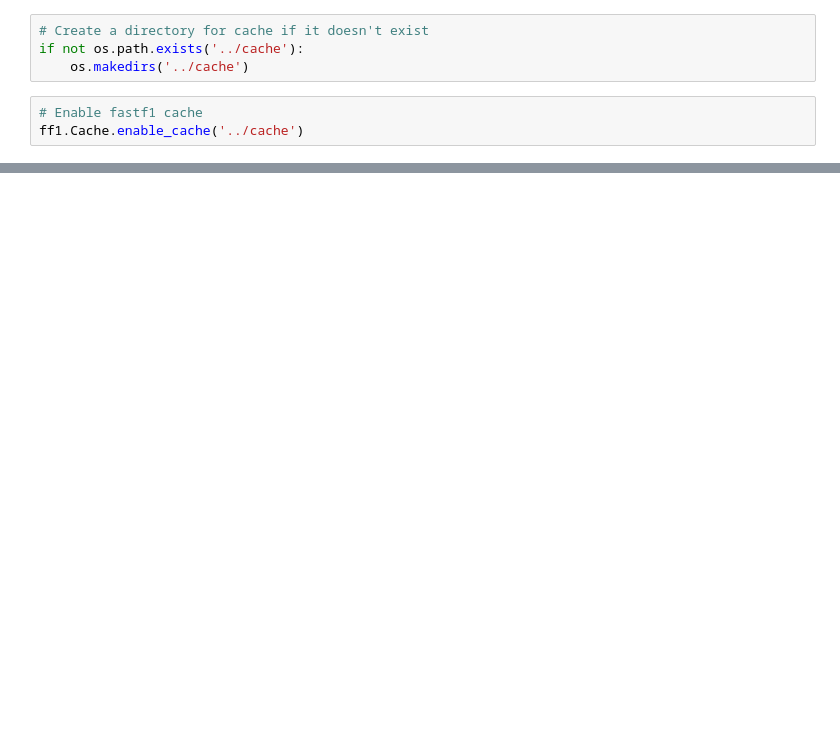
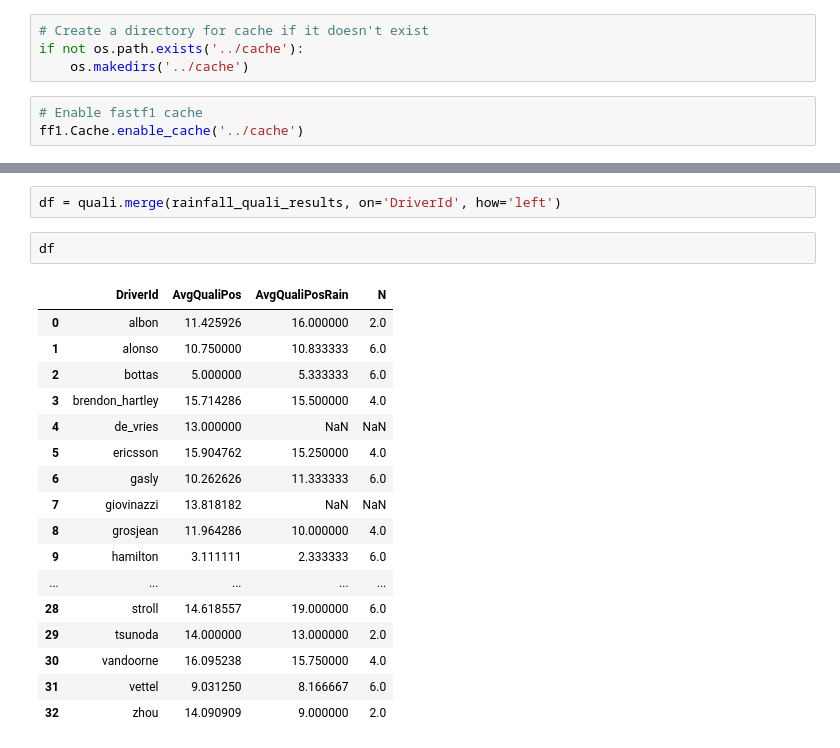
Before and after one commit to tbryan2/visualization-toolbox, a Jupyter notebook: f1/notebooks/qualifying_raing.ipynb, the cells around one changed output, grey strips where cells are left out. Saved outputs shown, nothing was run; the diff lists cells and outputs as text; blank space fills up the shorter version.

```diff
--- a/f1/notebooks/qualifying_raing.ipynb
+++ b/f1/notebooks/qualifying_raing.ipynb
@@ -135,0 +312,22 @@ response_frame
+# %%
+df = quali.merge(rainfall_quali_results, on='DriverId', how='left')
+# %%
+df
+# %% [output]
+|  | DriverId | AvgQualiPos | AvgQualiPosRain | N |
+| 0 | albon | 11.425926 | 16.000000 | 2.0 |
+| 1 | alonso | 10.750000 | 10.833333 | 6.0 |
+| 2 | bottas | 5.000000 | 5.333333 | 6.0 |
+| 3 | brendon_hartley | 15.714286 | 15.500000 | 4.0 |
+| 4 | de_vries | 13.000000 | NaN | NaN |
+| 5 | ericsson | 15.904762 | 15.250000 | 4.0 |
+| 6 | gasly | 10.262626 | 11.333333 | 6.0 |
+| 7 | giovinazzi | 13.818182 | NaN | NaN |
+| 8 | grosjean | 11.964286 | 10.000000 | 4.0 |
+| 9 | hamilton | 3.111111 | 2.333333 | 6.0 |
+| ... | ... | ... | ... | ... |
+| 28 | stroll | 14.618557 | 19.000000 | 6.0 |
+| 29 | tsunoda | 14.000000 | 13.000000 | 2.0 |
+| 30 | vandoorne | 16.095238 | 15.750000 | 4.0 |
+| 31 | vettel | 9.031250 | 8.166667 | 6.0 |
+| 32 | zhou | 14.090909 | 9.000000 | 2.0 |
```
Also changed, not shown: parts of 23 cells of this notebook, 3 other files.
